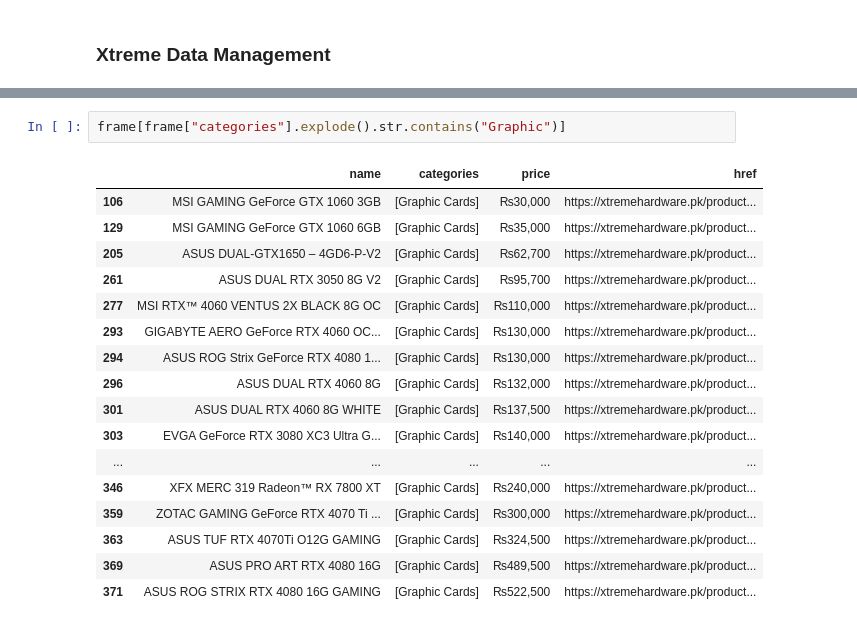
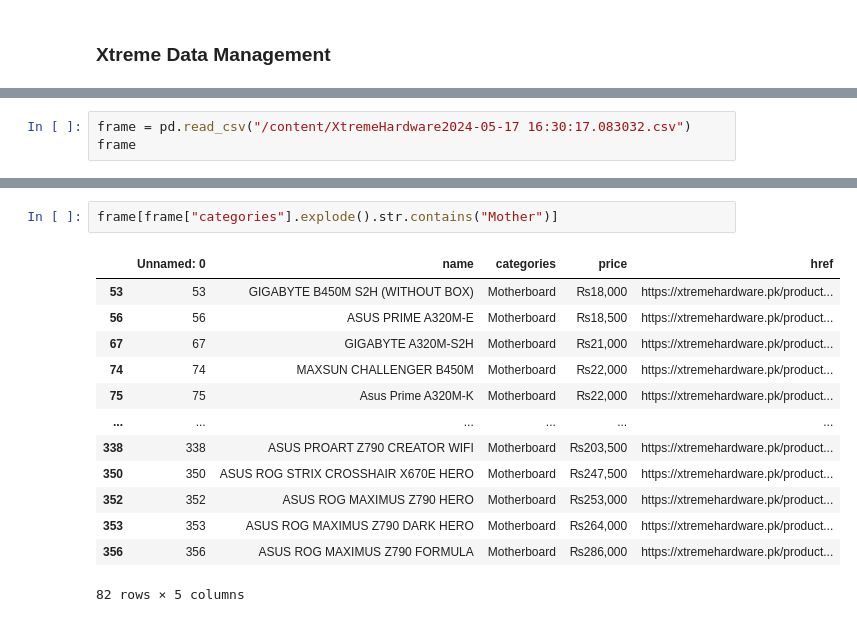
Before and after one commit to AhmedB479/Pakistan-PC-Price-list-webscrapper, a Jupyter notebook: PC_Part_Scraper.ipynb, the cells around one changed output, grey strips where cells are left out. Saved outputs shown, nothing was run; the diff lists cells and outputs as text.

```diff
--- a/PC_Part_Scraper.ipynb
+++ b/PC_Part_Scraper.ipynb
@@ -147,0 +235,3 @@ frame_exploded = frame.explode('categories')
+# %%
+frame = pd.read_csv("/content/XtremeHardware2024-05-17 16:30:17.083032.csv")
+frame
@@ -148,20 +252,16 @@ frame_exploded = frame.explode('categories')
 # %%
-frame[frame["categories"].explode().str.contains("Graphic")]
+frame[frame["categories"].explode().str.contains("Mother")]
 # %% [output]
-|  | name | categories | price | href |
-| 106 | MSI GAMING GeForce GTX 1060 3GB | [Graphic Cards] | ₨30,000 | https://xtremehardware.pk/product... |
-| 129 | MSI GAMING GeForce GTX 1060 6GB | [Graphic Cards] | ₨35,000 | https://xtremehardware.pk/product... |
-| 205 | ASUS DUAL-GTX1650 – 4GD6-P-V2 | [Graphic Cards] | ₨62,700 | https://xtremehardware.pk/product... |
-| 261 | ASUS DUAL RTX 3050 8G V2 | [Graphic Cards] | ₨95,700 | https://xtremehardware.pk/product... |
-| 277 | MSI RTX™ 4060 VENTUS 2X BLACK 8G OC | [Graphic Cards] | ₨110,000 | https://xtremehardware.pk/product... |
-| 293 | GIGABYTE AERO GeForce RTX 4060 OC... | [Graphic Cards] | ₨130,000 | https://xtremehardware.pk/product... |
-| 294 | ASUS ROG Strix GeForce RTX 4080 1... | [Graphic Cards] | ₨130,000 | https://xtremehardware.pk/product... |
-| 296 | ASUS DUAL RTX 4060 8G | [Graphic Cards] | ₨132,000 | https://xtremehardware.pk/product... |
-| 301 | ASUS DUAL RTX 4060 8G WHITE | [Graphic Cards] | ₨137,500 | https://xtremehardware.pk/product... |
-| 303 | EVGA GeForce RTX 3080 XC3 Ultra G... | [Graphic Cards] | ₨140,000 | https://xtremehardware.pk/product... |
-| ... | ... | ... | ... | ... |
-| 346 | XFX MERC 319 Radeon™ RX 7800 XT | [Graphic Cards] | ₨240,000 | https://xtremehardware.pk/product... |
-| 359 | ZOTAC GAMING GeForce RTX 4070 Ti ... | [Graphic Cards] | ₨300,000 | https://xtremehardware.pk/product... |
-| 363 | ASUS TUF RTX 4070Ti O12G GAMING | [Graphic Cards] | ₨324,500 | https://xtremehardware.pk/product... |
-| 369 | ASUS PRO ART RTX 4080 16G | [Graphic Cards] | ₨489,500 | https://xtremehardware.pk/product... |
-| 371 | ASUS ROG STRIX RTX 4080 16G GAMING | [Graphic Cards] | ₨522,500 | https://xtremehardware.pk/product... |
+|  | Unnamed: 0 | name | categories | price | href |
+| 53 | 53 | GIGABYTE B450M S2H (WITHOUT BOX) | Motherboard | ₨18,000 | https://xtremehardware.pk/product... |
+| 56 | 56 | ASUS PRIME A320M-E | Motherboard | ₨18,500 | https://xtremehardware.pk/product... |
+| 67 | 67 | GIGABYTE A320M-S2H | Motherboard | ₨21,000 | https://xtremehardware.pk/product... |
+| 74 | 74 | MAXSUN CHALLENGER B450M | Motherboard | ₨22,000 | https://xtremehardware.pk/product... |
+| 75 | 75 | Asus Prime A320M-K | Motherboard | ₨22,000 | https://xtremehardware.pk/product... |
+| ... | ... | ... | ... | ... | ... |
+| 338 | 338 | ASUS PROART Z790 CREATOR WIFI | Motherboard | ₨203,500 | https://xtremehardware.pk/product... |
+| 350 | 350 | ASUS ROG STRIX CROSSHAIR X670E HERO | Motherboard | ₨247,500 | https://xtremehardware.pk/product... |
+| 352 | 352 | ASUS ROG MAXIMUS Z790 HERO | Motherboard | ₨253,000 | https://xtremehardware.pk/product... |
+| 353 | 353 | ASUS ROG MAXIMUS Z790 DARK HERO | Motherboard | ₨264,000 | https://xtremehardware.pk/product... |
+| 356 | 356 | ASUS ROG MAXIMUS Z790 FORMULA | Motherboard | ₨286,000 | https://xtremehardware.pk/product... |
+82 rows × 5 columns
```
Also changed, not shown: parts of 12 cells of this notebook.
